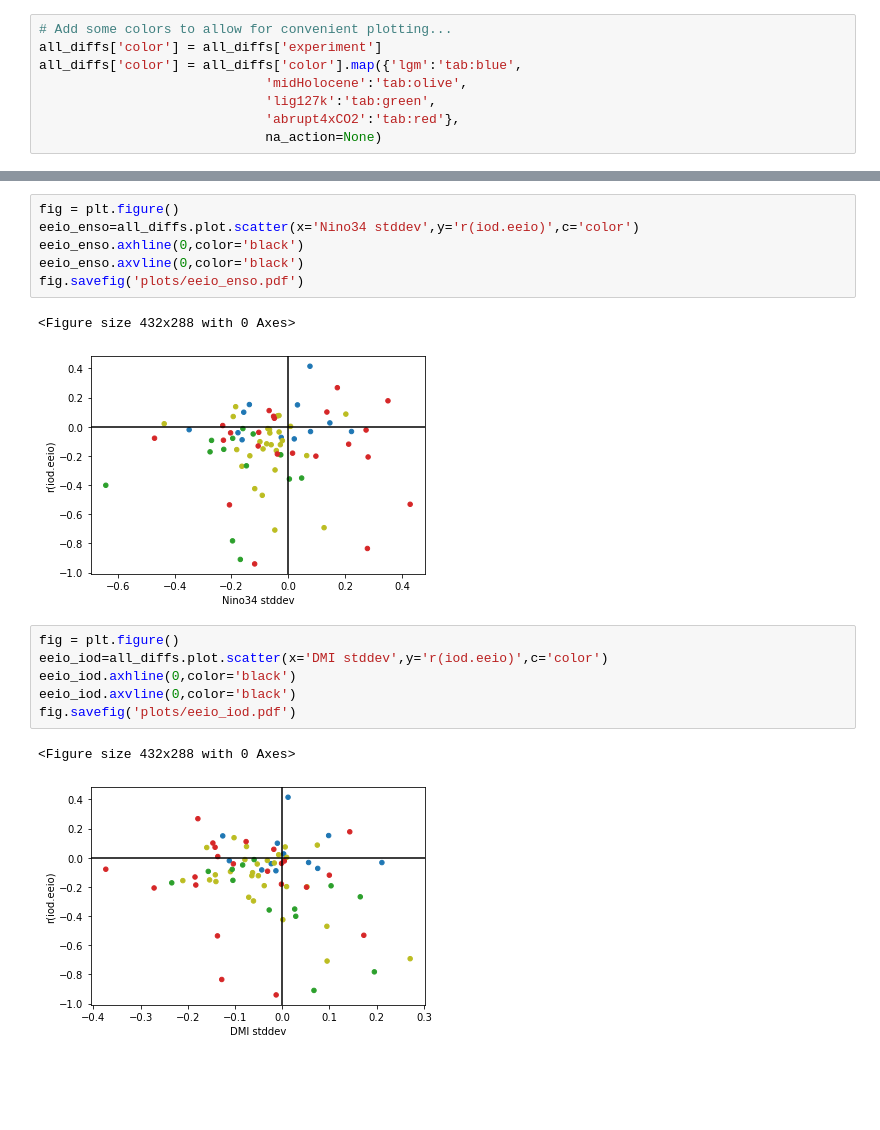
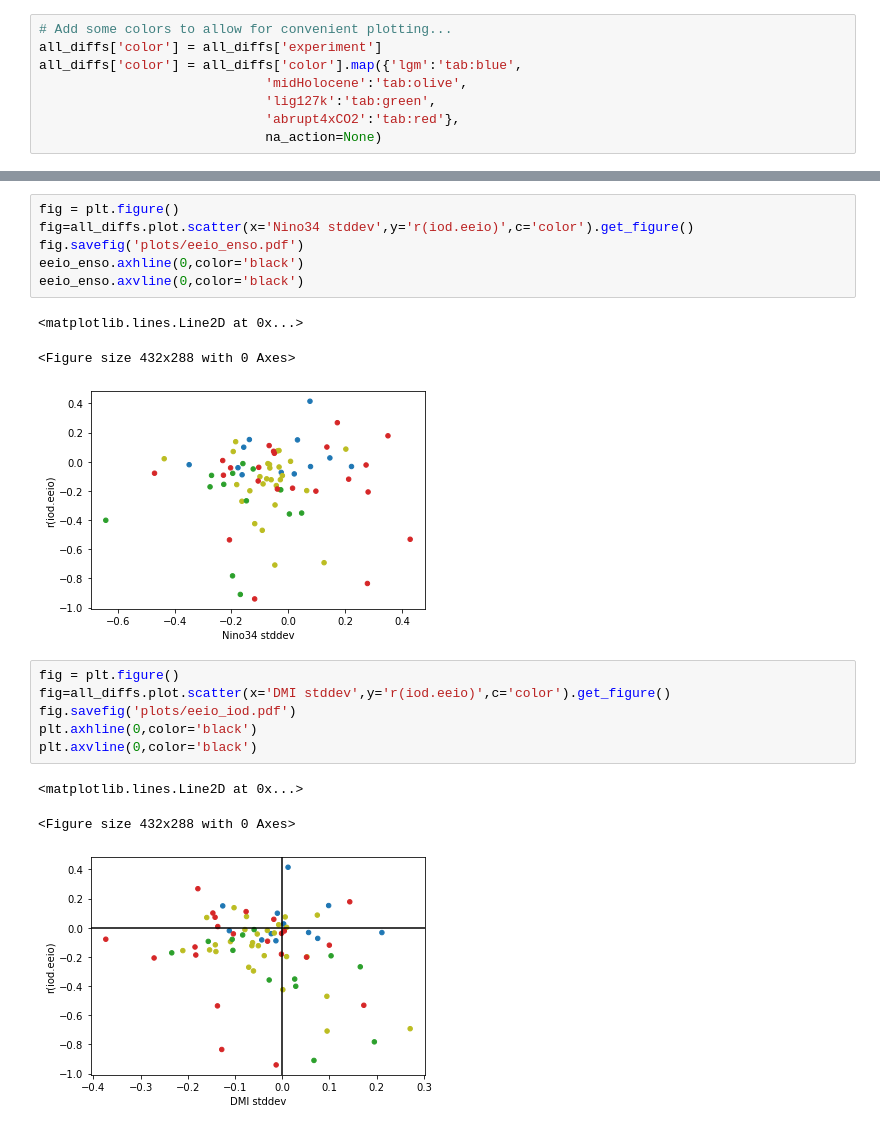
Before and after one commit to pmip4/IndianOceanVariability, a Jupyter notebook: scatterplots.ipynb, the cells around one changed output, grey strips where cells are left out. Saved outputs shown, nothing was run; the diff lists cells and outputs as text; blank space fills up the shorter version.

Commit message:
Actually saved the scatter plots

```diff
--- a/scatterplots.ipynb
+++ b/scatterplots.ipynb
@@ -168,19 +170,21 @@ iobm_w_mean=all_diffs.plot.scatter(x='TIO mean',y='IOBM',c='color',xlim=[-5,5])
 [figure]
 # %%
 fig = plt.figure()
-eeio_enso=all_diffs.plot.scatter(x='Nino34 stddev',y='r(iod.eeio)',c='color')
+fig=all_diffs.plot.scatter(x='Nino34 stddev',y='r(iod.eeio)',c='color').get_figure()
+fig.savefig('plots/eeio_enso.pdf')
 eeio_enso.axhline(0,color='black')
 eeio_enso.axvline(0,color='black')
-fig.savefig('plots/eeio_enso.pdf')
 # %% [output]
-<Figure size 432x288 with 0 Axes>
+<matplotlib.lines.Line2D at 0x...>
+<Figure size 432x288 with 0 Axes>
-[figure, old version]
+[figure, new version]
 # %%
 fig = plt.figure()
-eeio_iod=all_diffs.plot.scatter(x='DMI stddev',y='r(iod.eeio)',c='color')
-eeio_iod.axhline(0,color='black')
-eeio_iod.axvline(0,color='black')
+fig=all_diffs.plot.scatter(x='DMI stddev',y='r(iod.eeio)',c='color').get_figure()
 fig.savefig('plots/eeio_iod.pdf')
+plt.axhline(0,color='black')
+plt.axvline(0,color='black')
 # %% [output]
-<Figure size 432x288 with 0 Axes>
+<matplotlib.lines.Line2D at 0x...>
+<Figure size 432x288 with 0 Axes>
 [figure]
```
Also changed, not shown: parts of 8 cells of this notebook, 5 other files.
